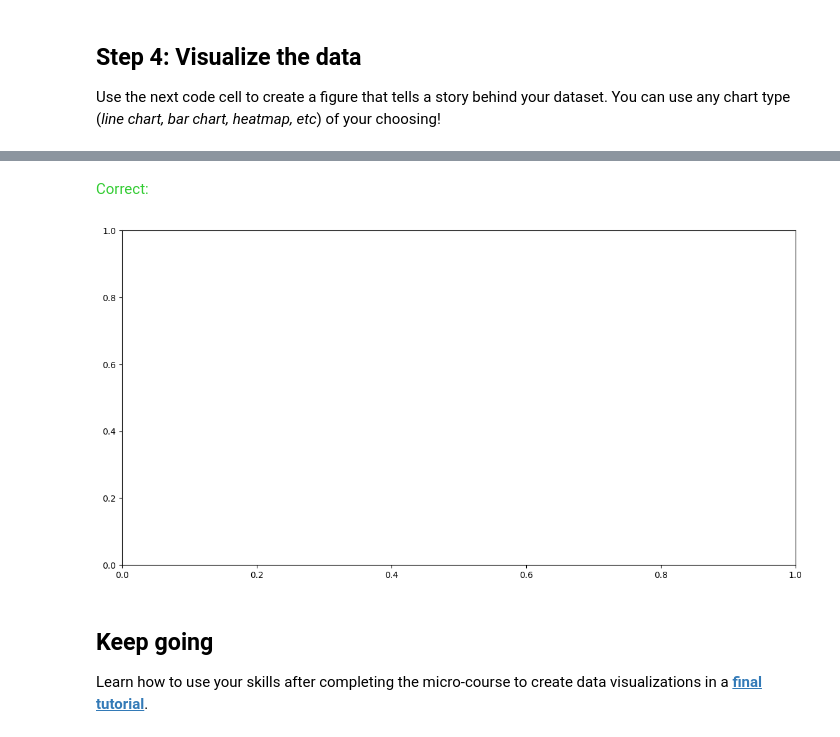
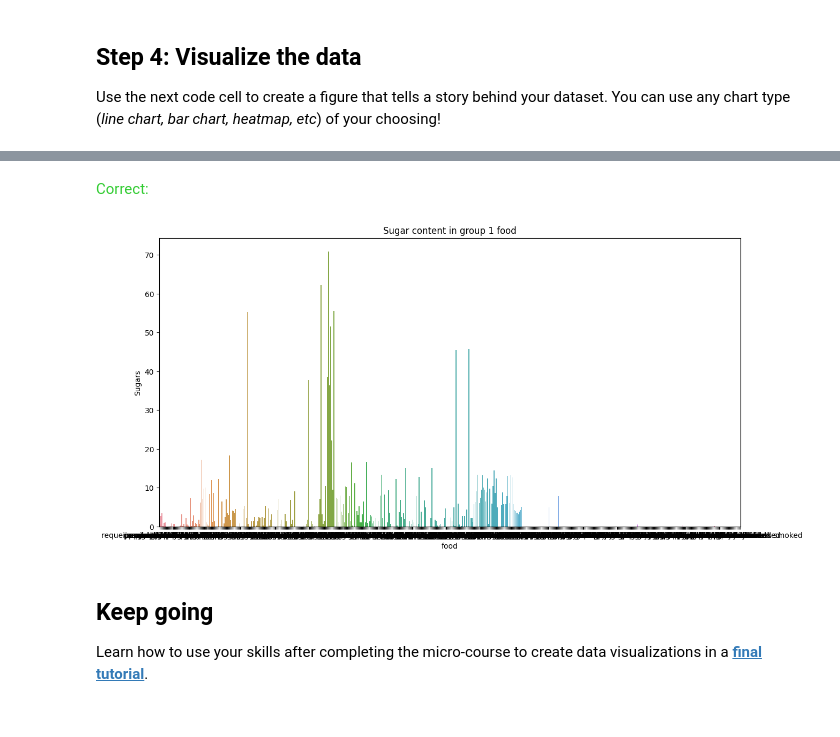
Before and after one commit to httran1/Data_Science_HT, a Jupyter notebook: exercise-final-project.ipynb, the cells around one changed output, grey strips where cells are left out. Saved outputs shown, nothing was run; the diff lists cells and outputs as text; code cells hidden in the pictures.

```diff
--- a/exercise-final-project.ipynb
+++ b/exercise-final-project.ipynb
@@ -113,18 +113,18 @@ Use the next code cell to create a figure that tells a story behind your dataset
 # %%
 # Create a plot
 plt.figure(figsize=(14,7))
 
 # Add title
-plt.title("")
-
+plt.title("Sugar content in group 1 food")
+sns.barplot(data = my_data,x = 'food', y = 'Sugars')
 # Your code here
 
 # Check that a figure appears below
 step_4.check()
 # %% [output]
 [interactive output not drawn]
 <span style="color:#33cc33">Correct:</span>
-[figure, old version]
+[figure, new version]
 # %% [markdown]
 ## Keep going
 
```
